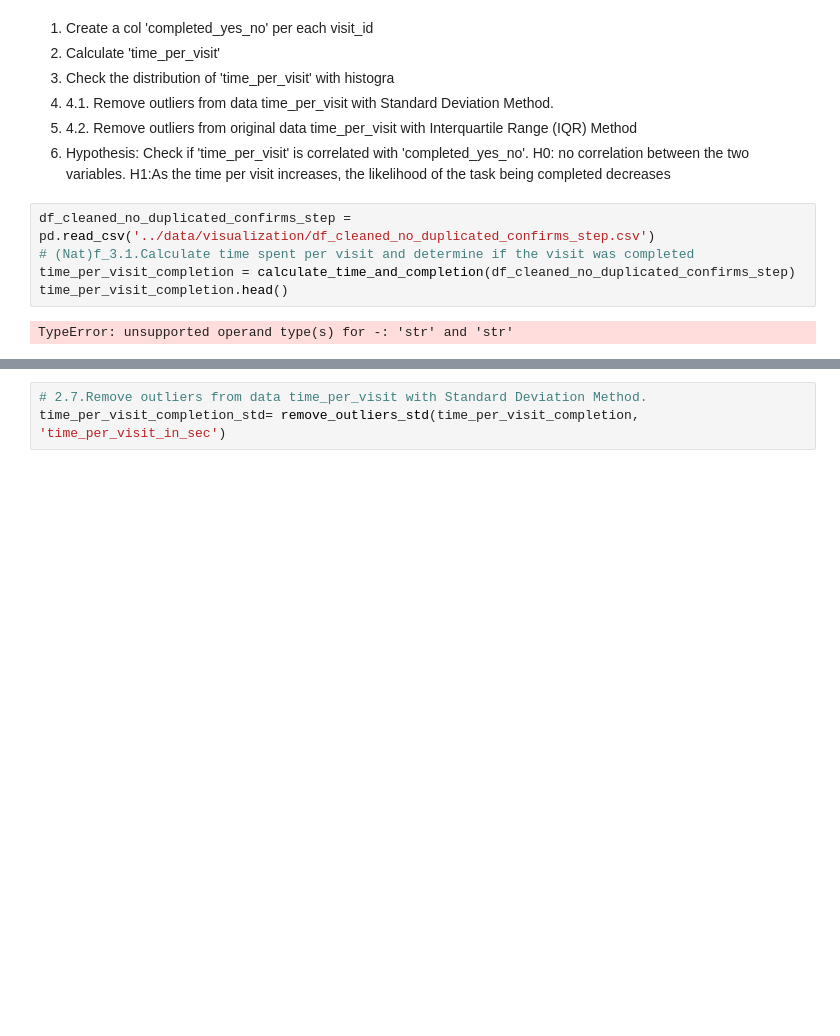
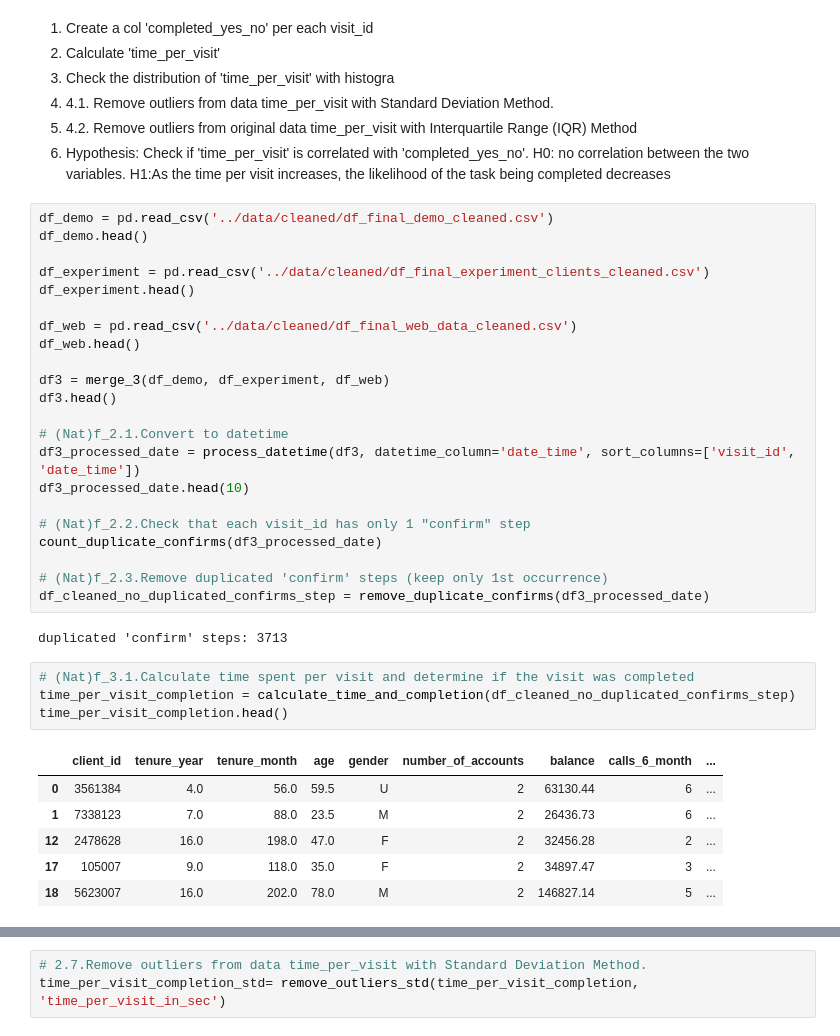
Before and after one commit to RosaEvasari/Vanguard_Project, a Jupyter notebook: notebooks/main.ipynb, the cells around one changed output, grey strips where cells are left out. Cells and saved outputs as stored; diff of their text form; blank space fills up the shorter version.

```diff
--- a/notebooks/main.ipynb
+++ b/notebooks/main.ipynb
@@ -482,13 +484,41 @@ fig.show()
 4.  4.1. Remove outliers from data time_per_visit with Standard Deviation Method.
 5.  4.2. Remove outliers from original data time_per_visit with Interquartile Range (IQR) Method
 6. Hypothesis: Check if 'time_per_visit' is correlated with 'completed_yes_no'. H0: no correlation between the two variables. H1:As the time per visit increases, the likelihood of the task being completed decreases
+# %%
+df_demo = pd.read_csv('../data/cleaned/df_final_demo_cleaned.csv')
+df_demo.head()
+
+df_experiment = pd.read_csv('../data/cleaned/df_final_experiment_clients_cleaned.csv')
+df_experiment.head()
+
+df_web = pd.read_csv('../data/cleaned/df_final_web_data_cleaned.csv')
+df_web.head()
+
+df3 = merge_3(df_demo, df_experiment, df_web)
+df3.head()
+
+# (Nat)f_2.1.Convert to datetime
+df3_processed_date = process_datetime(df3, datetime_column='date_time', sort_columns=['visit_id', 'date_time'])
+df3_processed_date.head(10)
+
+# (Nat)f_2.2.Check that each visit_id has only 1 "confirm" step
+count_duplicate_confirms(df3_processed_date)
+
+# (Nat)f_2.3.Remove duplicated 'confirm' steps (keep only 1st occurrence)
+df_cleaned_no_duplicated_confirms_step = remove_duplicate_confirms(df3_processed_date)
+# %% [output]
+duplicated 'confirm' steps: 3713
 # %%
-df_cleaned_no_duplicated_confirms_step = pd.read_csv('../data/visualization/df_cleaned_no_duplicated_confirms_step.csv')
 # (Nat)f_3.1.Calculate time spent per visit and determine if the visit was completed
 time_per_visit_completion = calculate_time_and_completion(df_cleaned_no_duplicated_confirms_step)
 time_per_visit_completion.head()
 # %% [output]
-TypeError: unsupported operand type(s) for -: 'str' and 'str'
+|  | client_id | tenure_year | tenure_month | age | gender | number_of_accounts | balance | calls_6_month | ... |
+| 0 | 3561384 | 4.0 | 56.0 | 59.5 | U | 2 | 63130.44 | 6 | ... |
+| 1 | 7338123 | 7.0 | 88.0 | 23.5 | M | 2 | 26436.73 | 6 | ... |
+| 12 | 2478628 | 16.0 | 198.0 | 47.0 | F | 2 | 32456.28 | 2 | ... |
+| 17 | 105007 | 9.0 | 118.0 | 35.0 | F | 2 | 34897.47 | 3 | ... |
+| 18 | 5623007 | 16.0 | 202.0 | 78.0 | M | 2 | 146827.14 | 5 | ... |
 # %%
 # (Nat)f_3.2.Check if the time spent for each visit is normally distributed with Histogram and Boxplot to visually check for outliers
 histogram_distribution_boxplot_outliers(time_per_visit_completion, 'time_per_visit_in_sec')
```
Also changed, not shown: parts of 17 cells of this notebook, 1 other file.
